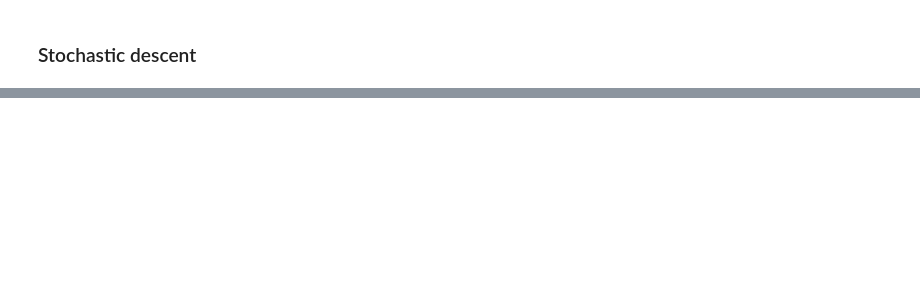
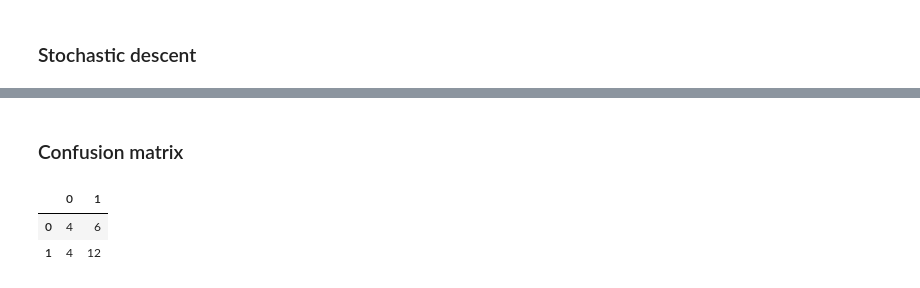
Before and after one commit to ctford/old-town-code, a Jupyter notebook: old-town-code.ipynb, the cells around one changed output, grey strips where cells are left out. Drawn from its saved outputs; the diff is of its cells as text; code cells hidden in the pictures; blank space fills up the shorter version.

Commit message:
Show the confusion matrix.

```diff
--- a/old-town-code.ipynb
+++ b/old-town-code.ipynb
@@ -195,0 +196,8 @@ Testing accuracy: 61%
+# %% [markdown]
+### Confusion matrix
+# %%
+pandas.DataFrame(sklearn.metrics.confusion_matrix(y_test, y_test_predicted))
+# %% [output]
+|  | 0 | 1 |
+| 0 | 4 | 6 |
+| 1 | 4 | 12 |
```
Also changed, not shown: parts of 6 cells of this notebook.
